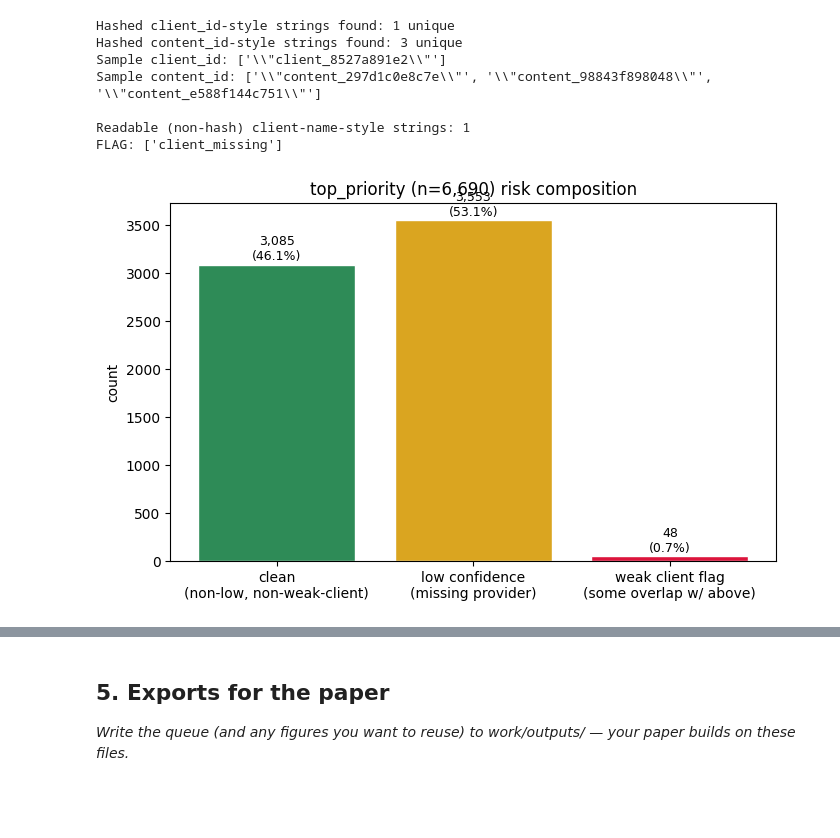
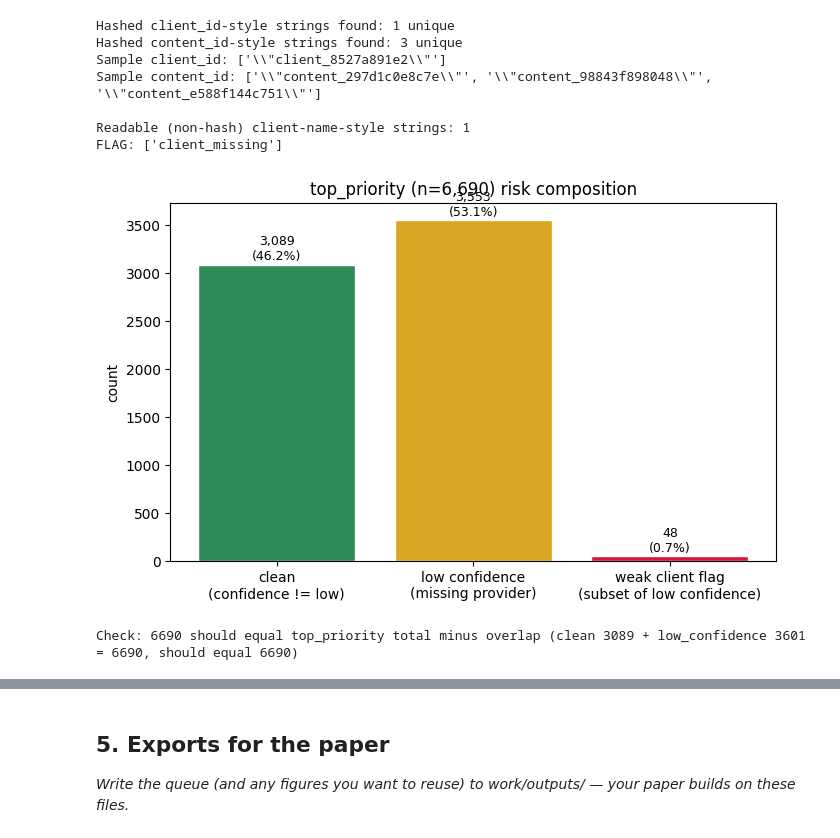
Before and after one commit to whozahm3d/flyrank-ml-internship, a Jupyter notebook: work/notebooks/w07_action_playbook.ipynb, the cells around one changed output, grey strips where cells are left out. Drawn from its saved outputs; the diff is of its cells as text; code cells hidden in the pictures; blank space fills up the shorter version.

```diff
--- a/work/notebooks/w07_action_playbook.ipynb
+++ b/work/notebooks/w07_action_playbook.ipynb
@@ -735,21 +730,28 @@ Sample content_id: ['\\"content_297d1c0e8c7e\\"', '\\"content_98843f898048\\"',
 Readable (non-hash) client-name-style strings: 1
 FLAG: ['client_missing']
 # %%
-# --- Viz: top_priority risk composition — makes the 53.8% overlap concrete ---
+# --- Corrected: weak_client_flag rows are already a subset of confidence=='low',
+# so no separate subtraction is needed — fixes the earlier 3,085 vs 3,089 mismatch ---
 fig, ax = plt.subplots(figsize=(7, 4.5))
 
 risk_counts = {
-    "clean\n(non-low, non-weak-client)": len(top_priority) - n_low_confidence - (n_weak_client - weak_client_missing_provider),
+    "clean\n(confidence != low)": len(top_priority) - n_low_confidence,
     "low confidence\n(missing provider)": n_missing_provider - weak_client_missing_provider,
-    "weak client flag\n(some overlap w/ above)": n_weak_client,
+    "weak client flag\n(subset of low confidence)": n_weak_client,
 }
 ax.bar(risk_counts.keys(), risk_counts.values(), color=["seagreen", "goldenrod", "crimson"], edgecolor="white")
 ax.set_ylabel("count")
 ax.set_title(f"top_priority (n={len(top_priority):,}) risk composition")
 for i, (k, v) in enumerate(risk_counts.items()):
     ax.text(i, v + 50, f"{v:,}\n({v/len(top_priority):.1%})", ha="center", fontsize=9)
 plt.tight_layout()
 plt.savefig("work/outputs/w07_top_priority_risk_composition.png", dpi=150)
 plt.show()
+
+print(f"Check: {sum(risk_counts.values())} should equal top_priority total minus overlap "
+      f"(clean {risk_counts['clean'+chr(10)+'(confidence != low)']} + low_confidence "
+      f"{n_low_confidence} = {risk_counts['clean'+chr(10)+'(confidence != low)'] + n_low_confidence}, "
+      f"should equal {len(top_priority)})")
 # %% [output]
-[figure, old version]
+[figure, new version]
+Check: 6690 should equal top_priority total minus overlap (clean 3089 + low_confidence 3601 = 6690, should equal 6690)
```
Also changed, not shown: parts of 24 cells of this notebook.
